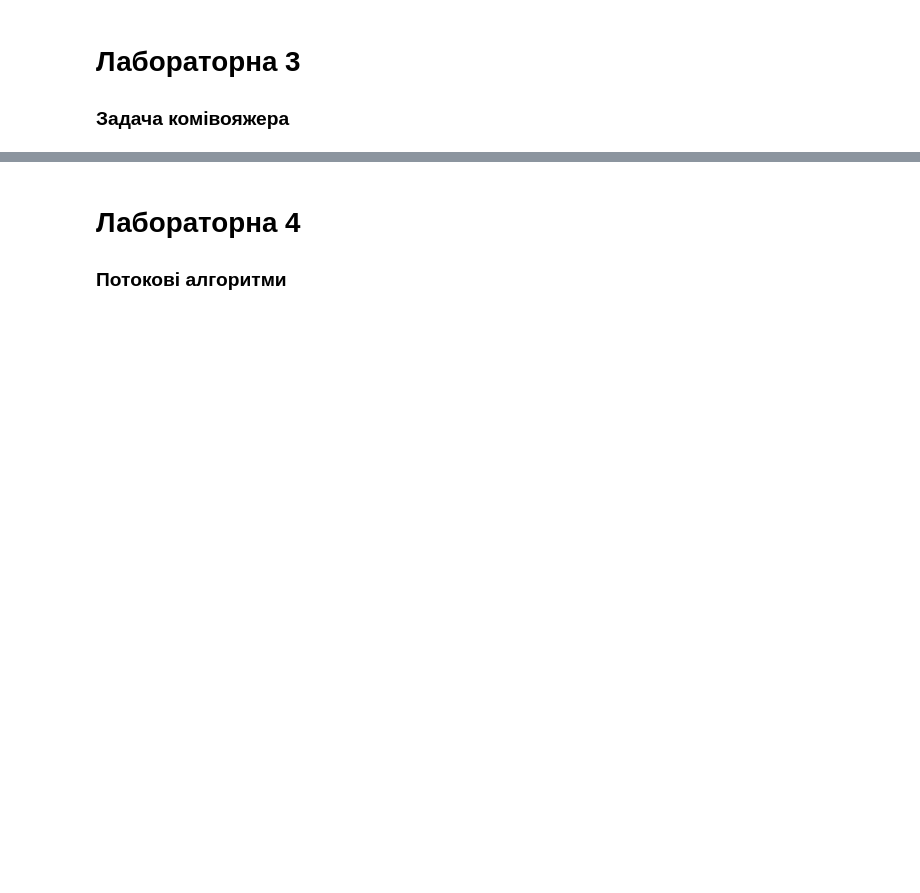
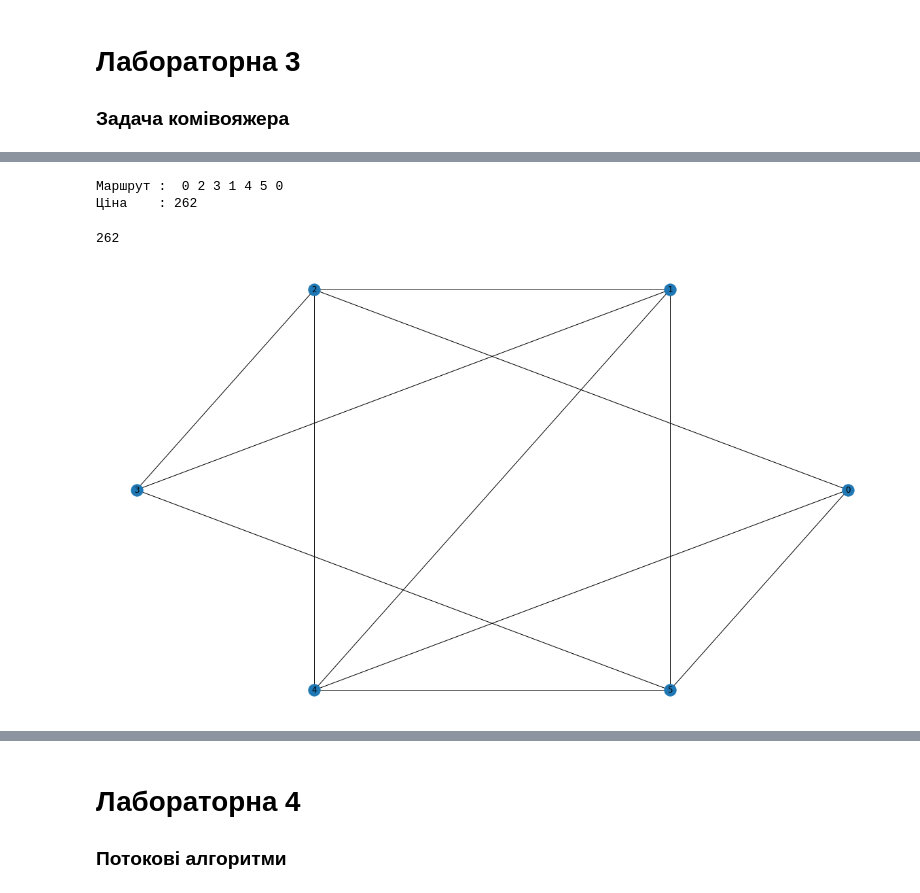
Before and after one commit to viktor-pavuk/DMCAD, a Jupyter notebook: Лабораторні роботи.ipynb, the cells around one changed output, grey strips where cells are left out. Saved outputs shown, nothing was run; the diff lists cells and outputs as text; code cells hidden in the pictures; blank space fills up the shorter version.

```diff
--- a/Лабораторні роботи.ipynb
+++ b/Лабораторні роботи.ipynb
@@ -181,0 +186,14 @@ matrix = branchAndBound('lab3/l3-3.txt')
+# %%
+branchAndBound(matrix)
+# %% [output]
+Маршрут :  0 2 3 1 4 5 0
+Ціна    : 262
+262
+# %%
+import networkx as nx
+import matplotlib.pyplot as plt
+vis = nx.Graph(matrix)
+plt.figure(figsize=(16, 9))
+nx.draw_circular(vis,with_labels=True)
+# %% [output]
+[figure, added]
```
Also changed, not shown: parts of 12 cells of this notebook, 2 other files.
